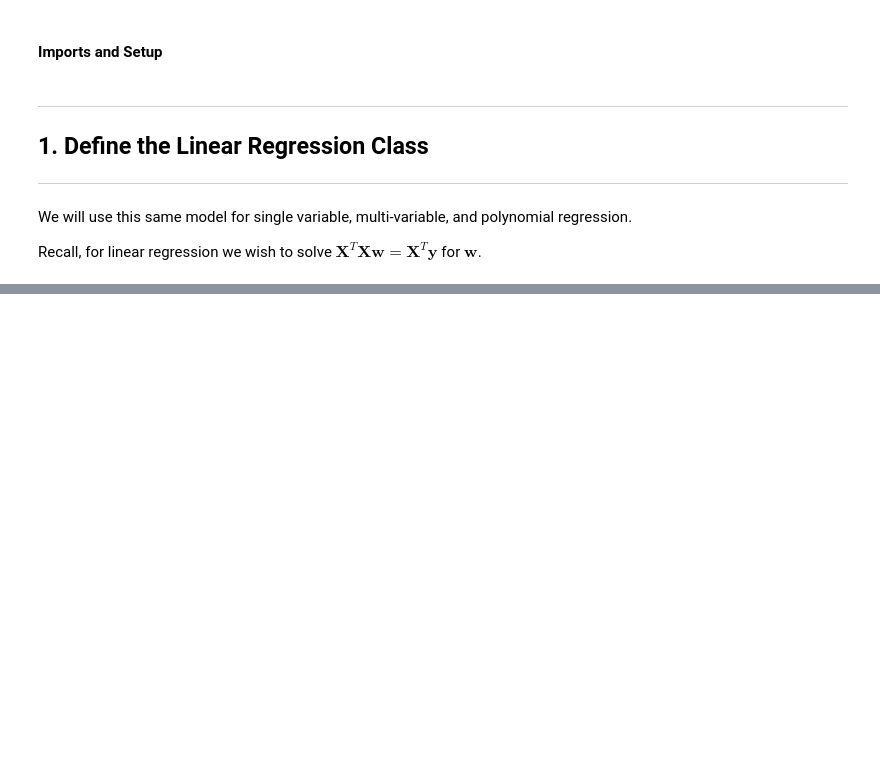
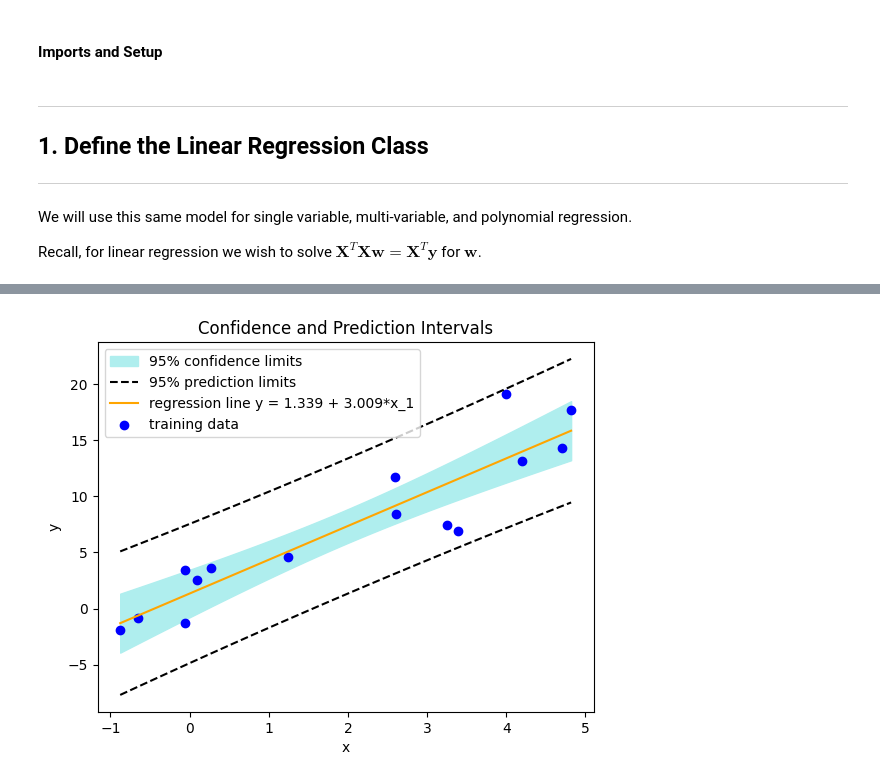
Before and after one commit to jacobdwatters/Machine-Learning-Basics, a Jupyter notebook: 01_linreg_numpy_new.ipynb, the cells around one changed output, grey strips where cells are left out. Saved outputs shown, nothing was run; the diff lists cells and outputs as text; code cells hidden in the pictures; blank space fills up the shorter version.

```diff
--- a/01_linreg_numpy_new.ipynb
+++ b/01_linreg_numpy_new.ipynb
@@ -115,0 +326,30 @@ class LinearRegression:
+# %%
+domain = np.linspace(np.min(X_train1), np.max(X_train1))
+range_ = linreg.predict(domain)
+
+residules = y_train1-linreg.predict(X_train1)
+
+degfredom = len(X_train1)-2 # Degrees of freedom.
+s_err = np.sqrt(np.sum(residules**2) / degfredom)
+t_crit = sp.stats.t.ppf(0.975, degfredom) # Critical value from Students' t distribution
+
+pred_int = t_crit*s_err*np.sqrt(1 + 1/len(X_train1) + (domain - np.mean(X_train1))**2
+                                    / np.sum((X_train1 - np.mean(X_train1))**2))
+conf_int = t_crit*s_err*np.sqrt(1/len(X_train1) + (domain - np.mean(X_train1))**2
+                                    / np.sum((X_train1 - np.mean(X_train1))**2))
+
+# Plot the confidence intervals.
+plt.fill_between(domain, range_+conf_int, range_-conf_int, color="paleturquoise",
+                 label='95% confidence limits')
+plt.plot(domain, range_-pred_int, '--', c='black',
+         label='95% prediction limits')
+plt.plot(domain, range_+pred_int, '--', c='black')
+plt.plot(domain, range_, label=f'regression line {str(linreg)}', c='orange')
+plt.scatter(X_train1, y_train1, c='b', label='training data')
+plt.xlabel('x')
+plt.ylabel('y')
+plt.title('Confidence and Prediction Intervals')
+plt.legend()
+plt.show()
+# %% [output]
+[figure, added]
```
Also changed, not shown: parts of 24 cells of this notebook.
